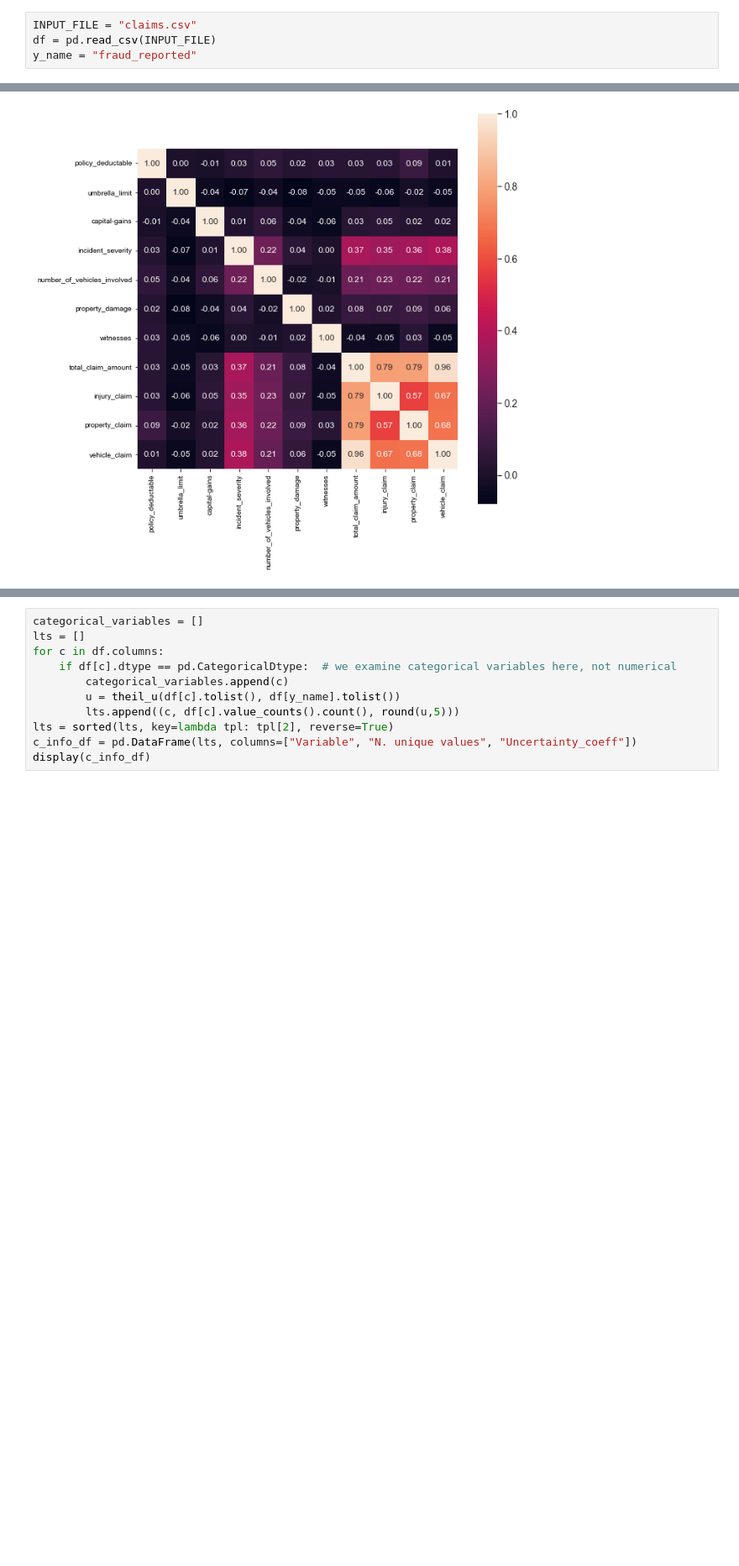
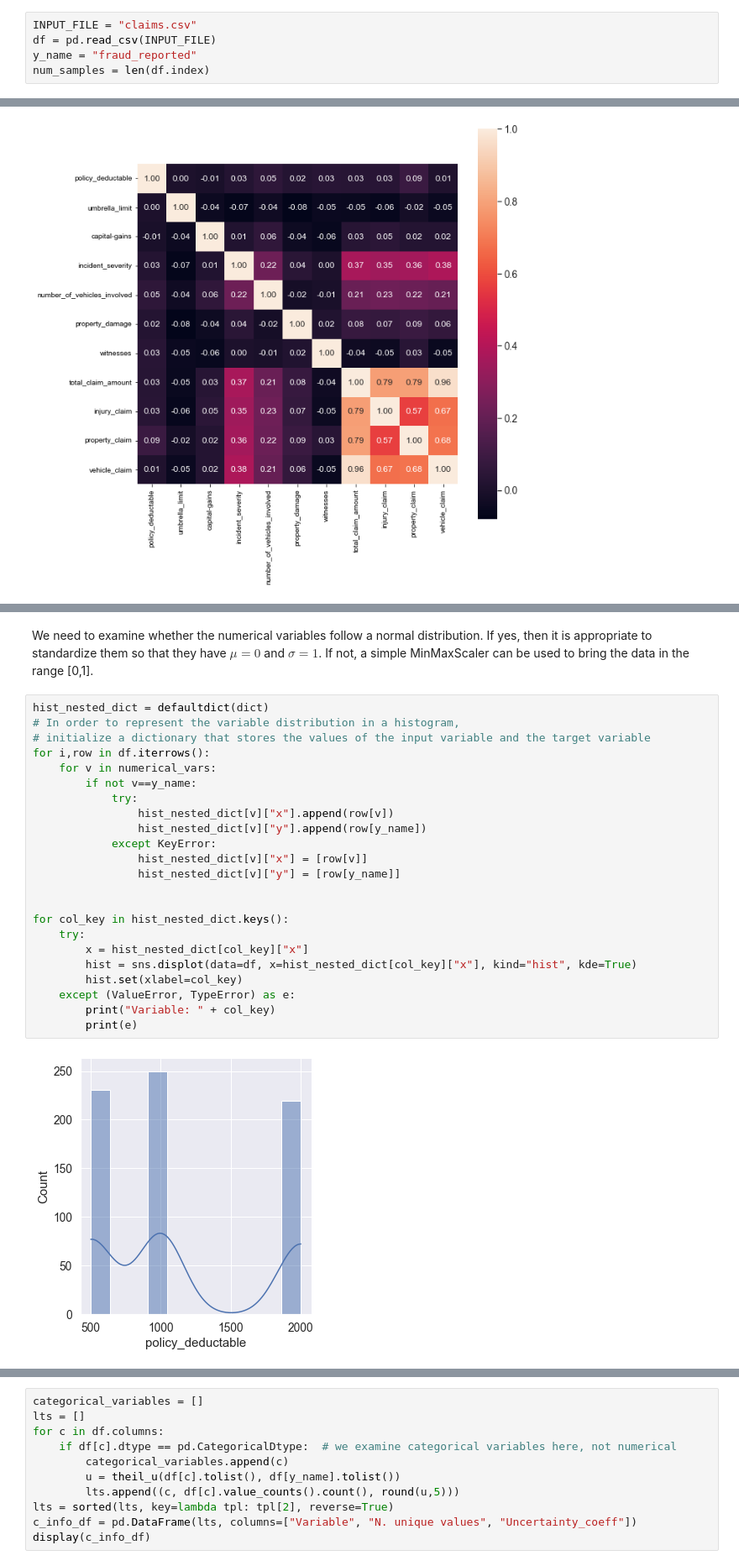
Before and after one commit to AndreaLK3/ClaimsChallenge, a Jupyter notebook: DataScientist_code-challenge.ipynb, the cells around one changed output, grey strips where cells are left out. Shown at 84% size. Cells and saved outputs as stored; diff of their text form; blank space fills up the shorter version.

```diff
--- a/DataScientist_code-challenge.ipynb
+++ b/DataScientist_code-challenge.ipynb
@@ -47,4 +47,5 @@ from scipy import stats
 INPUT_FILE = "claims.csv"
 df = pd.read_csv(INPUT_FILE)
 y_name = "fraud_reported"
+num_samples = len(df.index)
 # %% [markdown]
@@ -276,0 +322,27 @@ df = df.drop(["injury_claim", "property_claim", "vehicle_claim"], axis=1)
+# %% [markdown]
+We need to examine whether the numerical variables follow a normal distribution. If yes, then it is appropriate to standardize them so that they have $\mu=0$ and $\sigma=1$. If not, a simple MinMaxScaler can be used to bring the data in the range [0,1].
+# %%
+hist_nested_dict = defaultdict(dict)
+# In order to represent the variable distribution in a histogram,
+# initialize a dictionary that stores the values of the input variable and the target variable
+for i,row in df.iterrows():
+    for v in numerical_vars:
+        if not v==y_name:
+            try:
+                hist_nested_dict[v]["x"].append(row[v])
+                hist_nested_dict[v]["y"].append(row[y_name])
+            except KeyError:
+                hist_nested_dict[v]["x"] = [row[v]]
+                hist_nested_dict[v]["y"] = [row[y_name]]
+
+
+for col_key in hist_nested_dict.keys():
+    try:
+        x = hist_nested_dict[col_key]["x"]
+        hist = sns.displot(data=df, x=hist_nested_dict[col_key]["x"], kind="hist", kde=True)
+        hist.set(xlabel=col_key)
+    except (ValueError, TypeError) as e:
+        print("Variable: " + col_key)
+        print(e)
+# %% [output]
+[figure, added]
```
Also changed, not shown: parts of 19 cells of this notebook, 1 other file.
